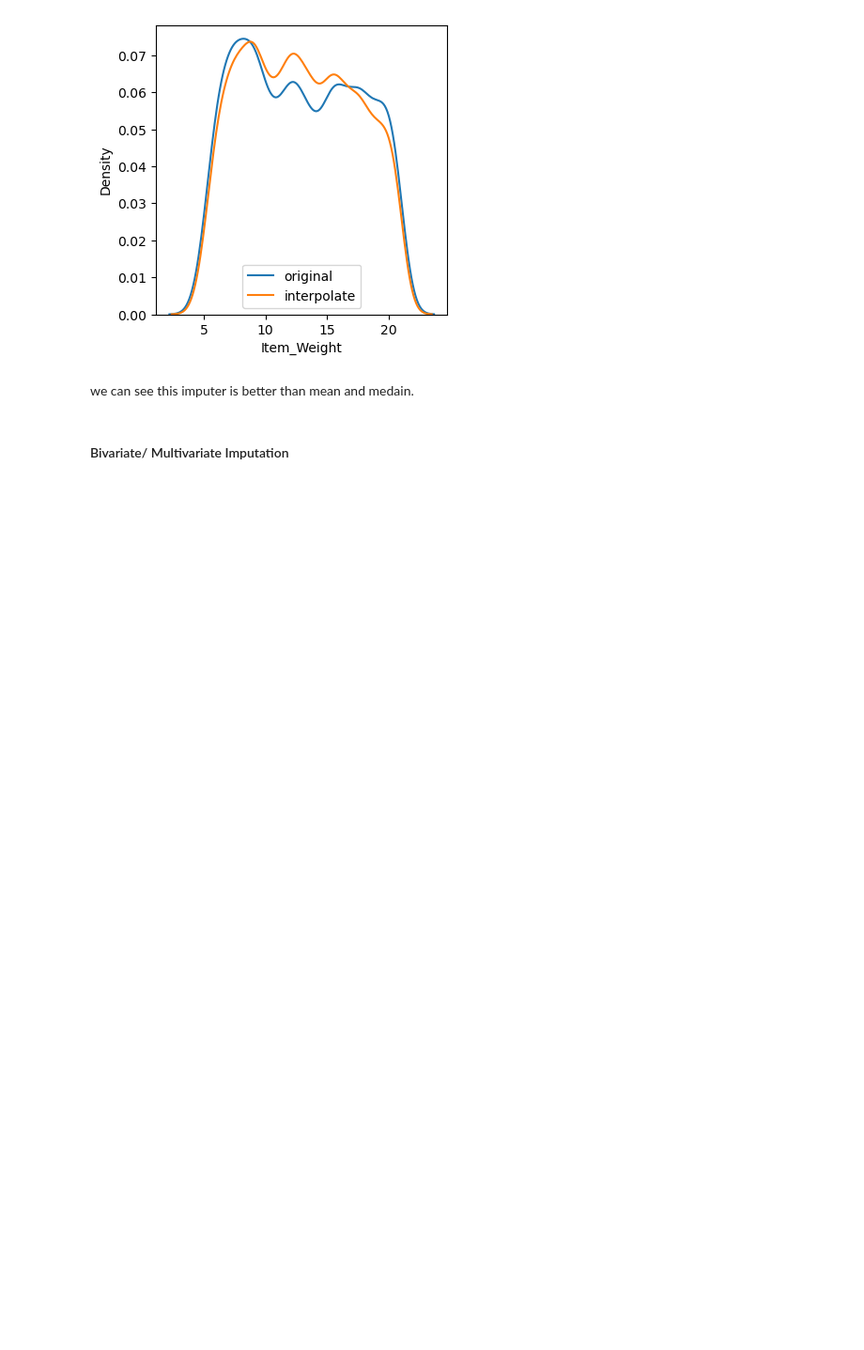
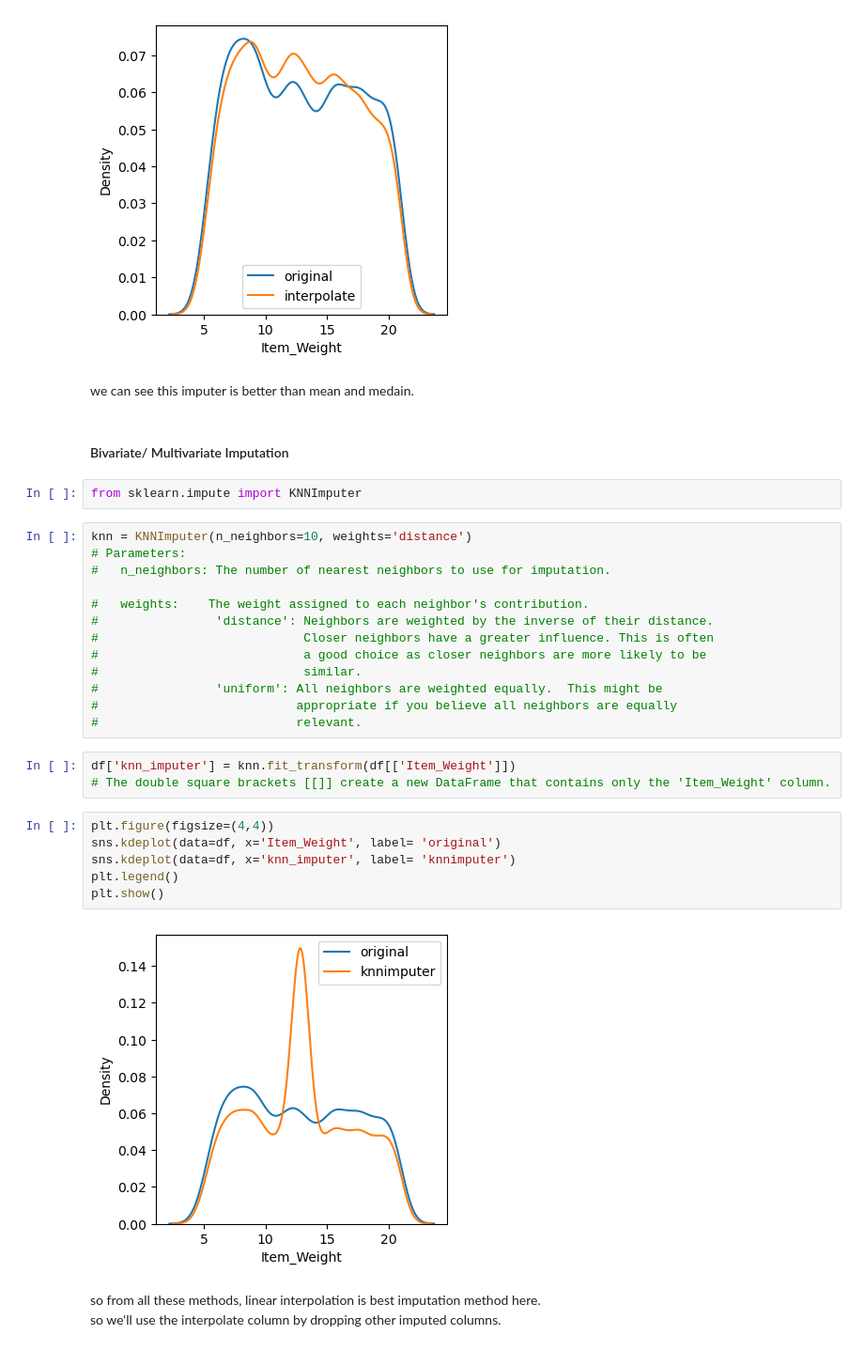
Before and after one commit to VED-PRAKA5H/sales-forecasting, a Jupyter notebook: notebook/eda.ipynb, the cells around one changed output. Shown at 94% size. Drawn from its saved outputs; the diff is of its cells as text; blank space fills up the shorter version.

```diff
--- a/notebook/eda.ipynb
+++ b/notebook/eda.ipynb
@@ -199,3 +199,32 @@ plt.show()
 we can see this imputer is better than mean and medain.
 # %% [markdown]
 #### Bivariate/ Multivariate Imputation
+# %%
+from sklearn.impute import KNNImputer
+# %%
+knn = KNNImputer(n_neighbors=10, weights='distance')
+# Parameters:
+#   n_neighbors: The number of nearest neighbors to use for imputation.
+
+#   weights:    The weight assigned to each neighbor's contribution.
+#                'distance': Neighbors are weighted by the inverse of their distance.
+#                            Closer neighbors have a greater influence. This is often
+#                            a good choice as closer neighbors are more likely to be
+#                            similar.
+#                'uniform': All neighbors are weighted equally.  This might be
+#                           appropriate if you believe all neighbors are equally
+#                           relevant.
+# %%
+df['knn_imputer'] = knn.fit_transform(df[['Item_Weight']])
+# The double square brackets [[]] create a new DataFrame that contains only the 'Item_Weight' column.
+# %%
+plt.figure(figsize=(4,4))
+sns.kdeplot(data=df, x='Item_Weight', label= 'original')
+sns.kdeplot(data=df, x='knn_imputer', label= 'knnimputer')
+plt.legend()
+plt.show()
+# %% [output]
+[figure, added]
+# %% [markdown]
+so from all these methods, linear interpolation is best imputation method here.\
+so we'll use the interpolate column by dropping other imputed columns.
```
